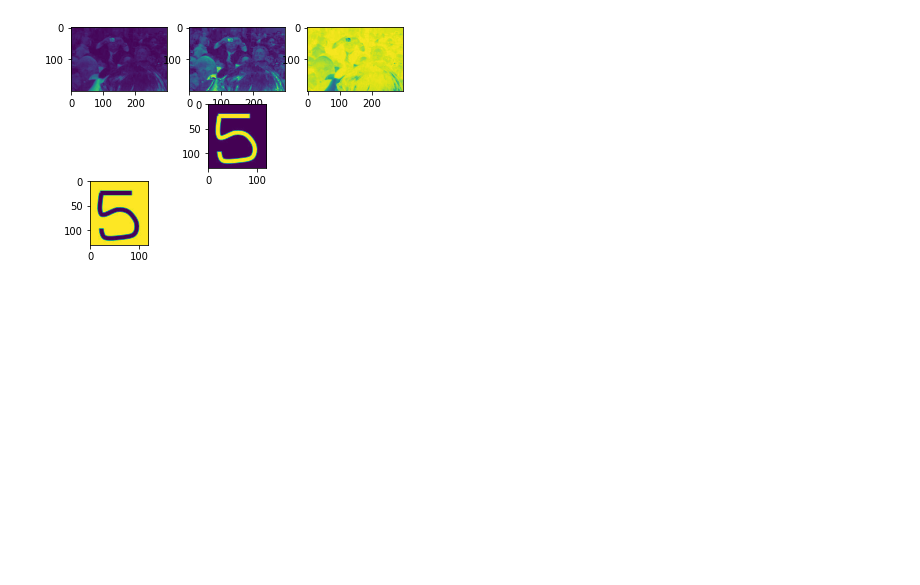
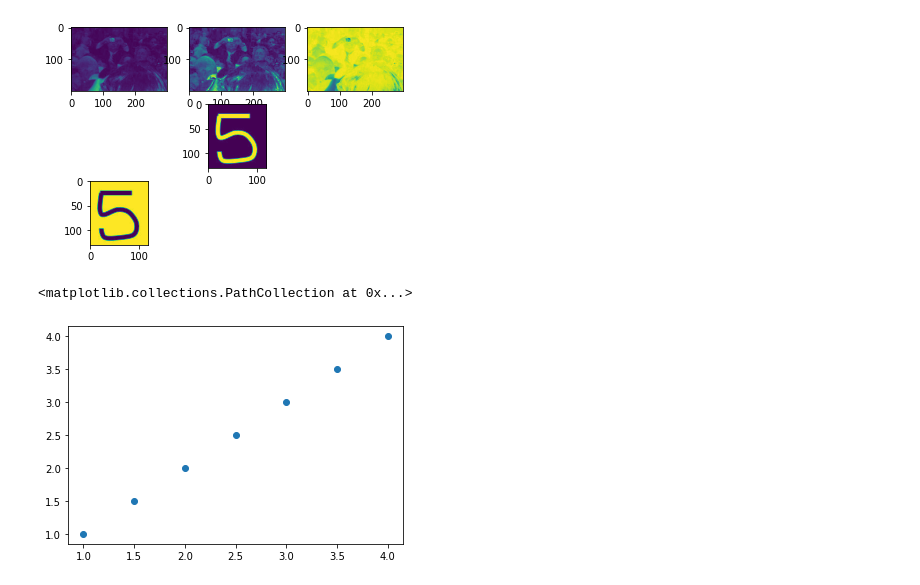
Before and after one commit to leibniz21c/Learning-Machine_Learning, a Jupyter notebook: PythonLibAct/MatplotAct.ipynb, the cells around one changed output. Drawn from its saved outputs; the diff is of its cells as text; code cells hidden in the pictures; blank space fills up the shorter version.

```diff
--- a/PythonLibAct/MatplotAct.ipynb
+++ b/PythonLibAct/MatplotAct.ipynb
@@ -31,3 +34,14 @@ plt.imshow(255-Y)
 # %% [output]
 <matplotlib.image.AxesImage at 0x...>
 [figure]
+# %%
+# Data Visualize : Scatter Plot
+
+# Example data
+x = np.array([1, 1.5, 2, 2.5, 3, 3.5, 4]) # Unit function
+y = np.array([1, 1.5, 2, 2.5, 3, 3.5, 4]) # Unit function
+
+plt.scatter(x, y) # generate scatter plot
+# %% [output]
+<matplotlib.collections.PathCollection at 0x...>
+[figure, added]
```
Also changed, not shown: parts of 4 cells of this notebook, 2 other files.
